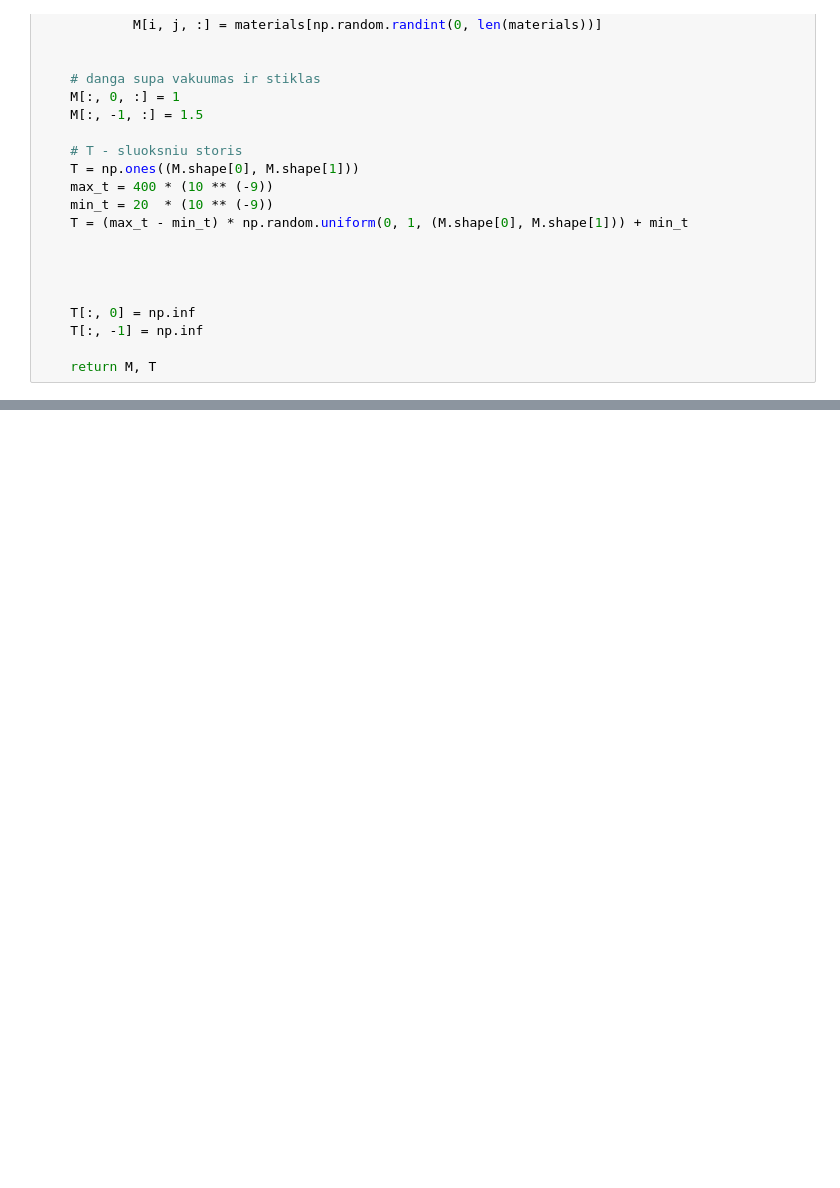
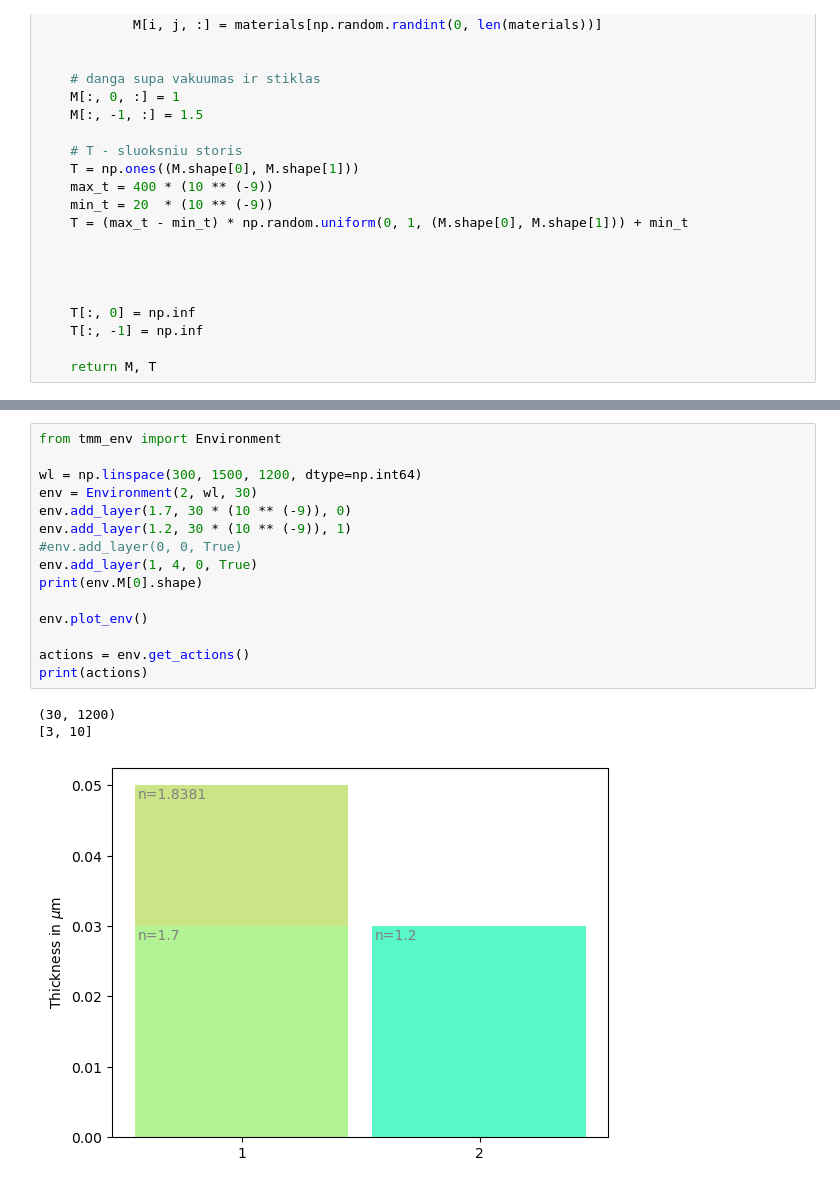
Before and after one commit to MartynasKer/tmm_fast, a Jupyter notebook: tmm.ipynb, the cells around one changed output, grey strips where cells are left out. Drawn from its saved outputs; the diff is of its cells as text; blank space fills up the shorter version.

```diff
--- a/tmm.ipynb
+++ b/tmm.ipynb
@@ -178,0 +293,19 @@ plot_transmitivity(O, wl_nm, theta_degrees)
+# %%
+from tmm_env import Environment
+
+wl = np.linspace(300, 1500, 1200, dtype=np.int64)
+env = Environment(2, wl, 30)
+env.add_layer(1.7, 30 * (10 ** (-9)), 0)
+env.add_layer(1.2, 30 * (10 ** (-9)), 1)
+#env.add_layer(0, 0, True)
+env.add_layer(1, 4, 0, True)
+print(env.M[0].shape)
+
+env.plot_env()
+
+actions = env.get_actions()
+print(actions)
+# %% [output]
+(30, 1200)
+[3, 10]
+[figure, added]
```
Also changed, not shown: parts of 23 cells of this notebook, 8 other files.
